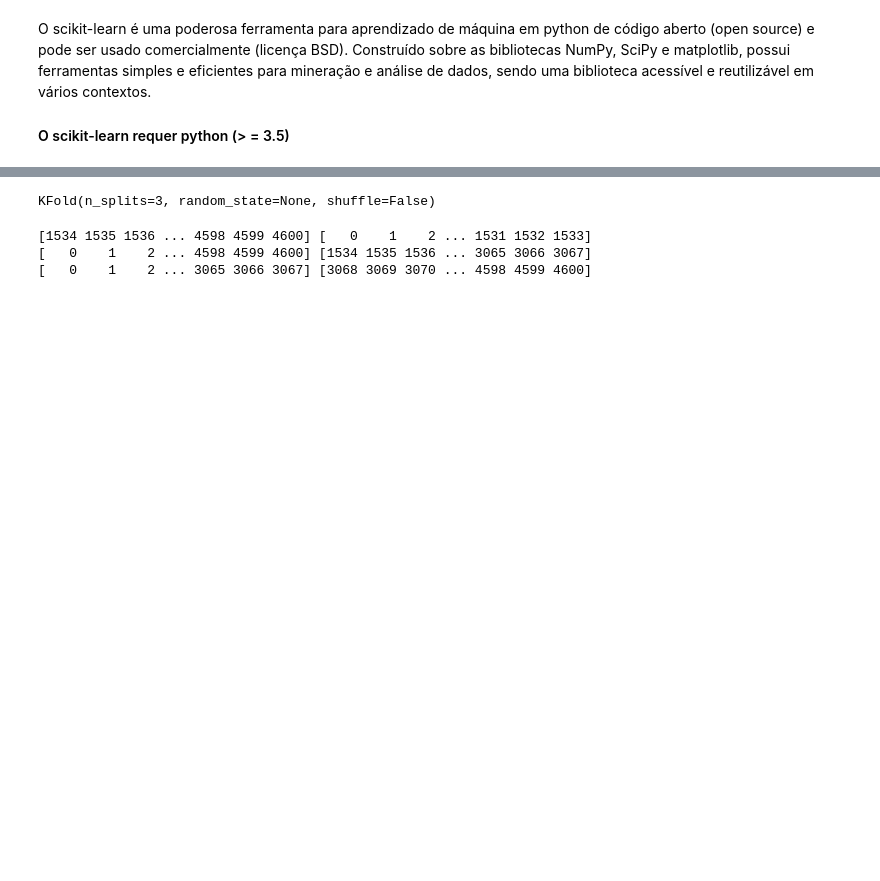
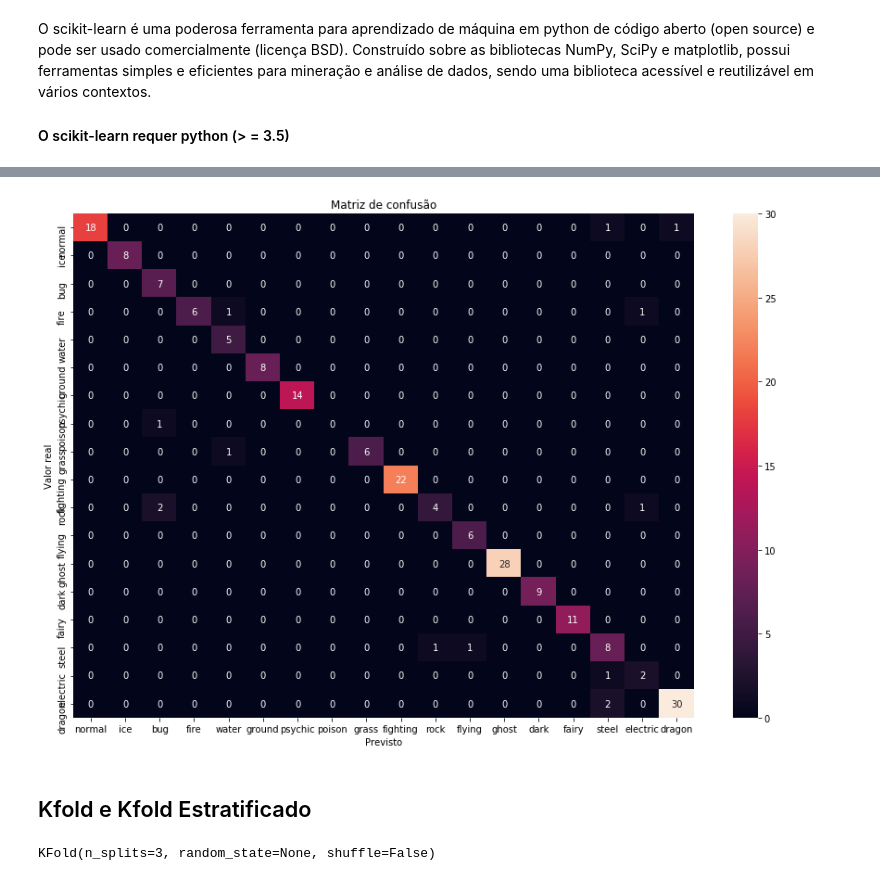
Before and after one commit to Daniel-EST/python-basico-machine-learning, a Jupyter notebook: notebooks/05_machine_learning/introducao_ao_scikit-learn.ipynb, the cells around one changed output, grey strips where cells are left out. Saved outputs shown, nothing was run; the diff lists cells and outputs as text; code cells hidden in the pictures; blank space fills up the shorter version.

```diff
--- a/notebooks/05_machine_learning/introducao_ao_scikit-learn.ipynb
+++ b/notebooks/05_machine_learning/introducao_ao_scikit-learn.ipynb
@@ -176,0 +167,5 @@ rf.score(X_test, y_test)
+# %%
+random_florest = RandomForestClassifier(n_estimators=40).fit(X_train, y_train)
+y_pred = random_florest.predict(X_test)
+cm = confusion_matrix(y_test, y_pred)
+pd.DataFrame(cm)
@@ -177,16 +190,23 @@ rf.score(X_test, y_test)
+# %%
+plt.figure(figsize=(15, 10))
+ax = plt.subplot()
+
+sns.heatmap(cm, annot=True, ax = ax); #annot=True to annotate cells
+# labels, title and ticks
+ax.set_xlabel('Previsto');ax.set_ylabel('Valor real');
+ax.set_title('Matriz de confusão');
+ax.xaxis.set_ticklabels(y_test.unique()); ax.yaxis.set_ticklabels(y_test.unique());
+plt.show()
+# %% [output]
+[figure, added]
+# %% [markdown]
+## Kfold e Kfold Estratificado
 # %%
 from sklearn.model_selection import KFold
 kf = KFold(n_splits=3)
 kf
 # %% [output]
 KFold(n_splits=3, random_state=None, shuffle=False)
-# %%
-for train_index, test_index in kf.split(data):
-    print(train_index, test_index)
-# %% [output]
-[1534 1535 1536 ... 4598 4599 4600] [   0    1    2 ... 1531 1532 1533]
-[   0    1    2 ... 4598 4599 4600] [1534 1535 1536 ... 3065 3066 3067]
-[   0    1    2 ... 3065 3066 3067] [3068 3069 3070 ... 4598 4599 4600]
 # %%
 def get_score(model, X_train, X_test, y_train, y_test):
     model.fit(X_train, y_train)
```
Also changed, not shown: parts of 54 cells of this notebook, 7 other files.
